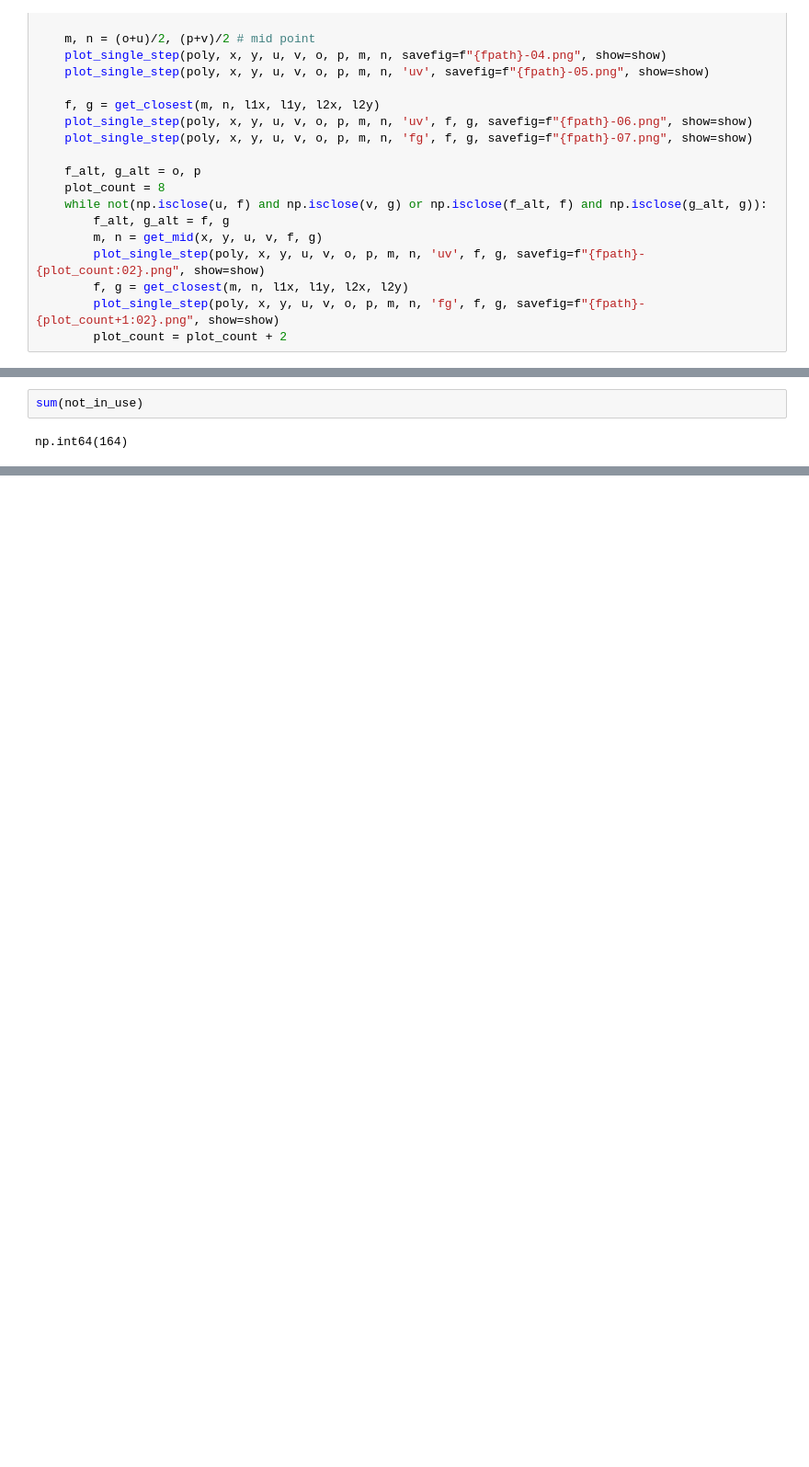
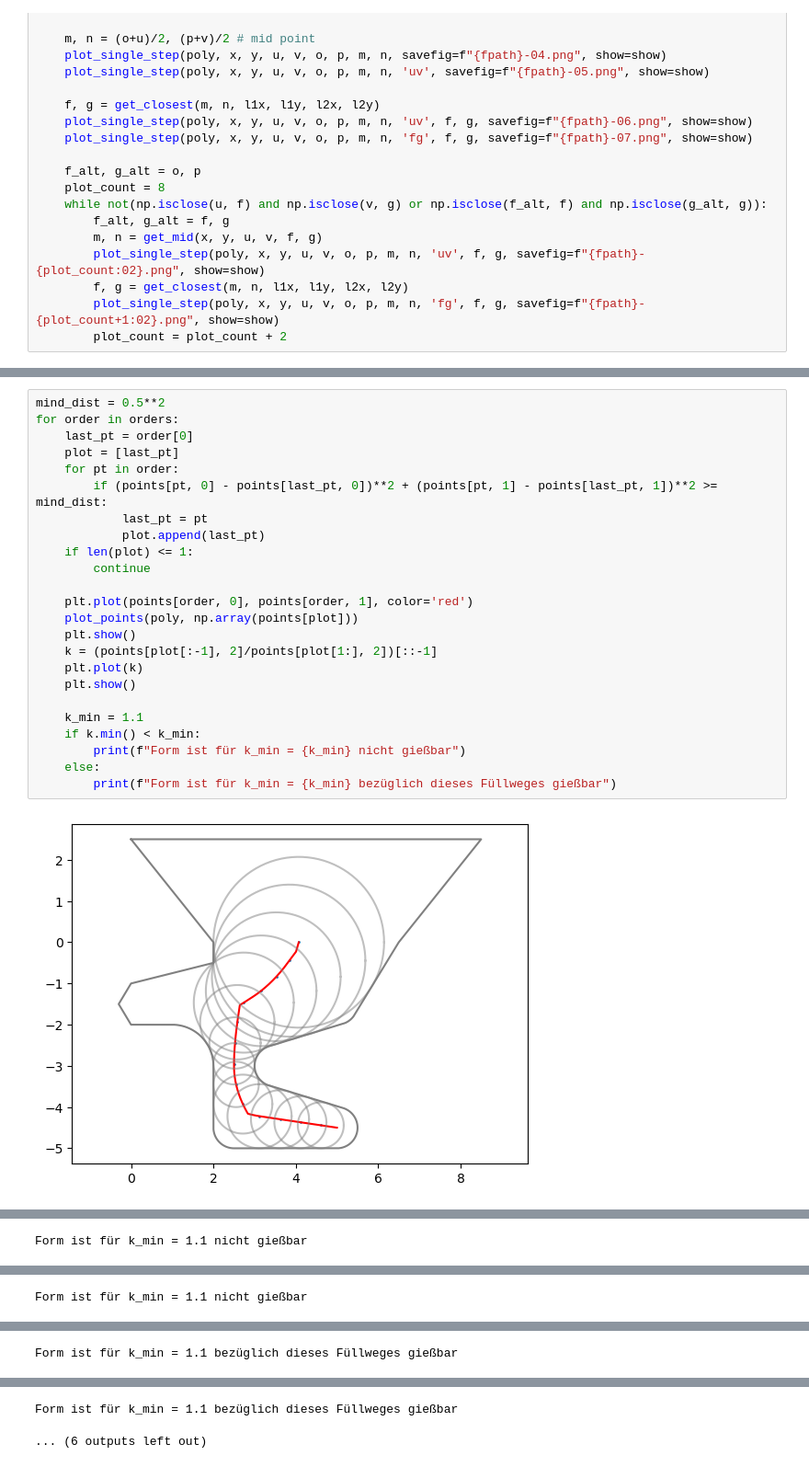
Before and after one commit to OF15-15/cweek25-magma, a Jupyter notebook: gruppe-sechs.ipynb, the cells around one changed output, grey strips where cells are left out. Shown at 92% size. Cells and saved outputs as stored; diff of their text form; blank space fills up the shorter version.

```diff
--- a/gruppe-sechs.ipynb
+++ b/gruppe-sechs.ipynb
@@ -325,4 +317,26 @@ plot_points(poly, points[not_in_use <= .5], circles=False)
-# %%
-sum(not_in_use)
-# %% [output]
-np.int64(164)
+# %%
+mind_dist = 0.5**2
+for order in orders:
+    last_pt = order[0]
+    plot = [last_pt]
+    for pt in order:
+        if (points[pt, 0] - points[last_pt, 0])**2 + (points[pt, 1] - points[last_pt, 1])**2 >= mind_dist:
+            last_pt = pt
+            plot.append(last_pt)
+    if len(plot) <= 1:
+        continue
+
+    plt.plot(points[order, 0], points[order, 1], color='red')
+    plot_points(poly, np.array(points[plot]))
+    plt.show()
+    k = (points[plot[:-1], 2]/points[plot[1:], 2])[::-1]
+    plt.plot(k)
+    plt.show()
+
+    k_min = 1.1
+    if k.min() < k_min:
+        print(f"Form ist für k_min = {k_min} nicht gießbar")
+    else:
+        print(f"Form ist für k_min = {k_min} bezüglich dieses Füllweges gießbar")
+# %% [output]
+[figure, added]
@@ -328,0 +344 @@ np.int64(164)
+Form ist für k_min = 1.1 nicht gießbar
@@ -328,0 +347 @@ np.int64(164)
+Form ist für k_min = 1.1 nicht gießbar
@@ -328,0 +350 @@ np.int64(164)
+Form ist für k_min = 1.1 bezüglich dieses Füllweges gießbar
@@ -328,0 +353,2 @@ np.int64(164)
+Form ist für k_min = 1.1 bezüglich dieses Füllweges gießbar
+... (6 outputs left out)
```
Also changed, not shown: parts of 10 cells of this notebook.
